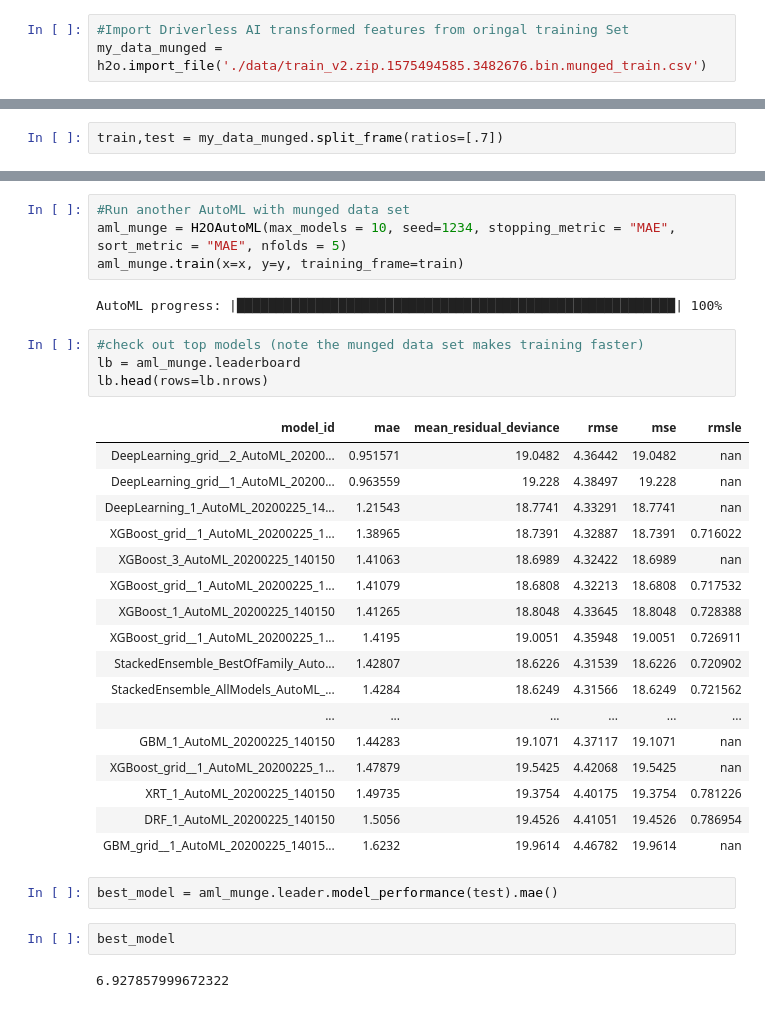
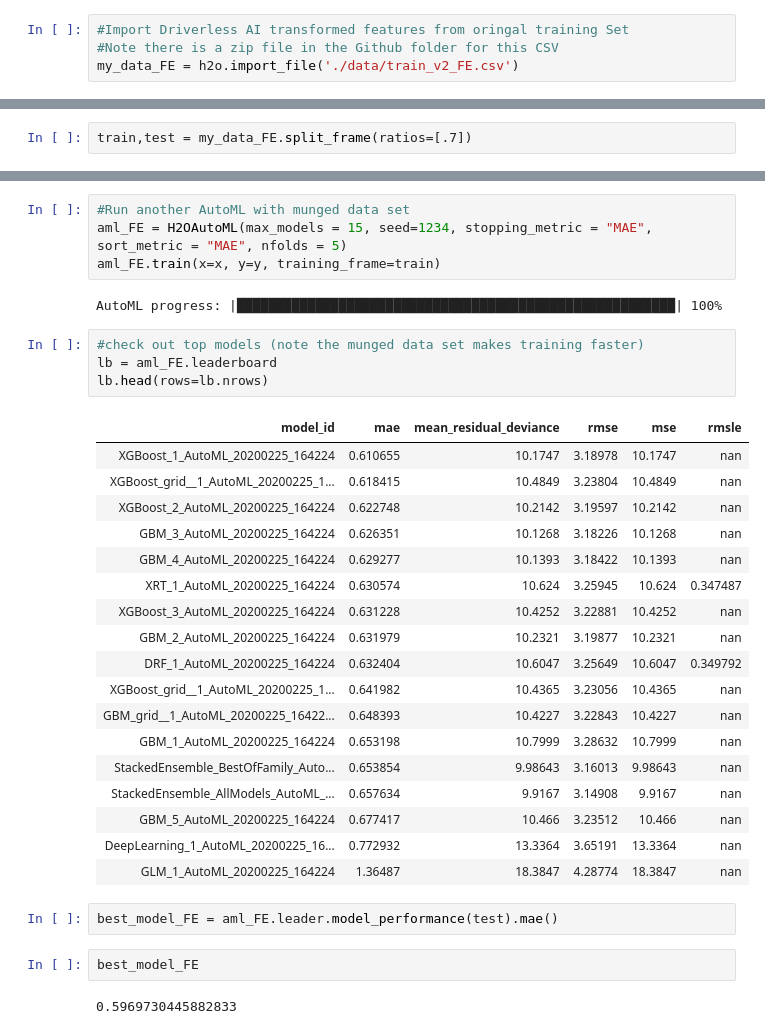
Before and after one commit to tomott12345/Presentations, a Jupyter notebook: H2O-3 AutoML and Driverless AI Comparisons/H2O-3 AutoML with Driverless AI Features.ipynb, the cells around one changed output, grey strips where cells are left out. Cells and saved outputs as stored; diff of their text form.

```diff
--- a/H2O-3 AutoML and Driverless AI Comparisons/H2O-3 AutoML with Driverless AI Features.ipynb
+++ b/H2O-3 AutoML and Driverless AI Comparisons/H2O-3 AutoML with Driverless AI Features.ipynb
@@ -88,10 +88,11 @@ best_model
 # %%
 #Import Driverless AI transformed features from oringal training Set
-my_data_munged = h2o.import_file('./data/train_v2.zip.1575494585.3482676.bin.munged_train.csv')
+#Note there is a zip file in the Github folder for this CSV
+my_data_FE = h2o.import_file('./data/train_v2_FE.csv')
 # %% [output]
 Parse progress: |█████████████████████████████████████████████████████████| 100%
 # %%
-train,test = my_data_munged.split_frame(ratios=[.7])
+train,test = my_data_FE.split_frame(ratios=[.7])
 # %%
 #Check out the munged dataset
 train
@@ -114,38 +105,39 @@ x = train.col_names
 x.remove(y)
 # %%
 #Run another AutoML with munged data set
-aml_munge = H2OAutoML(max_models = 10, seed=1234, stopping_metric = "MAE", sort_metric = "MAE", nfolds = 5)
-aml_munge.train(x=x, y=y, training_frame=train)
+aml_FE = H2OAutoML(max_models = 15, seed=1234, stopping_metric = "MAE", sort_metric = "MAE", nfolds = 5)
+aml_FE.train(x=x, y=y, training_frame=train)
 # %% [output]
 AutoML progress: |████████████████████████████████████████████████████████| 100%
 # %%
 #check out top models (note the munged data set makes training faster)
-lb = aml_munge.leaderboard
+lb = aml_FE.leaderboard
 lb.head(rows=lb.nrows)
 # %% [output]
 | model_id | mae | mean_residual_deviance | rmse | mse | rmsle |
-| DeepLearning_grid__2_AutoML_20200... | 0.951571 | 19.0482 | 4.36442 | 19.0482 | nan |
-| DeepLearning_grid__1_AutoML_20200... | 0.963559 | 19.228 | 4.38497 | 19.228 | nan |
-| DeepLearning_1_AutoML_20200225_14... | 1.21543 | 18.7741 | 4.33291 | 18.7741 | nan |
-| XGBoost_grid__1_AutoML_20200225_1... | 1.38965 | 18.7391 | 4.32887 | 18.7391 | 0.716022 |
-| XGBoost_3_AutoML_20200225_140150 | 1.41063 | 18.6989 | 4.32422 | 18.6989 | nan |
-| XGBoost_grid__1_AutoML_20200225_1... | 1.41079 | 18.6808 | 4.32213 | 18.6808 | 0.717532 |
-| XGBoost_1_AutoML_20200225_140150 | 1.41265 | 18.8048 | 4.33645 | 18.8048 | 0.728388 |
-| XGBoost_grid__1_AutoML_20200225_1... | 1.4195 | 19.0051 | 4.35948 | 19.0051 | 0.726911 |
-| StackedEnsemble_BestOfFamily_Auto... | 1.42807 | 18.6226 | 4.31539 | 18.6226 | 0.720902 |
-| StackedEnsemble_AllModels_AutoML_... | 1.4284 | 18.6249 | 4.31566 | 18.6249 | 0.721562 |
-| ... | ... | ... | ... | ... | ... |
-| GBM_1_AutoML_20200225_140150 | 1.44283 | 19.1071 | 4.37117 | 19.1071 | nan |
-| XGBoost_grid__1_AutoML_20200225_1... | 1.47879 | 19.5425 | 4.42068 | 19.5425 | nan |
-| XRT_1_AutoML_20200225_140150 | 1.49735 | 19.3754 | 4.40175 | 19.3754 | 0.781226 |
-| DRF_1_AutoML_20200225_140150 | 1.5056 | 19.4526 | 4.41051 | 19.4526 | 0.786954 |
-| GBM_grid__1_AutoML_20200225_14015... | 1.6232 | 19.9614 | 4.46782 | 19.9614 | nan |
+| XGBoost_1_AutoML_20200225_164224 | 0.610655 | 10.1747 | 3.18978 | 10.1747 | nan |
+| XGBoost_grid__1_AutoML_20200225_1... | 0.618415 | 10.4849 | 3.23804 | 10.4849 | nan |
+| XGBoost_2_AutoML_20200225_164224 | 0.622748 | 10.2142 | 3.19597 | 10.2142 | nan |
+| GBM_3_AutoML_20200225_164224 | 0.626351 | 10.1268 | 3.18226 | 10.1268 | nan |
+| GBM_4_AutoML_20200225_164224 | 0.629277 | 10.1393 | 3.18422 | 10.1393 | nan |
+| XRT_1_AutoML_20200225_164224 | 0.630574 | 10.624 | 3.25945 | 10.624 | 0.347487 |
+| XGBoost_3_AutoML_20200225_164224 | 0.631228 | 10.4252 | 3.22881 | 10.4252 | nan |
+| GBM_2_AutoML_20200225_164224 | 0.631979 | 10.2321 | 3.19877 | 10.2321 | nan |
+| DRF_1_AutoML_20200225_164224 | 0.632404 | 10.6047 | 3.25649 | 10.6047 | 0.349792 |
+| XGBoost_grid__1_AutoML_20200225_1... | 0.641982 | 10.4365 | 3.23056 | 10.4365 | nan |
+| GBM_grid__1_AutoML_20200225_16422... | 0.648393 | 10.4227 | 3.22843 | 10.4227 | nan |
+| GBM_1_AutoML_20200225_164224 | 0.653198 | 10.7999 | 3.28632 | 10.7999 | nan |
+| StackedEnsemble_BestOfFamily_Auto... | 0.653854 | 9.98643 | 3.16013 | 9.98643 | nan |
+| StackedEnsemble_AllModels_AutoML_... | 0.657634 | 9.9167 | 3.14908 | 9.9167 | nan |
+| GBM_5_AutoML_20200225_164224 | 0.677417 | 10.466 | 3.23512 | 10.466 | nan |
+| DeepLearning_1_AutoML_20200225_16... | 0.772932 | 13.3364 | 3.65191 | 13.3364 | nan |
+| GLM_1_AutoML_20200225_164224 | 1.36487 | 18.3847 | 4.28774 | 18.3847 | nan |
 # %%
-best_model = aml_munge.leader.model_performance(test).mae()
+best_model_FE = aml_FE.leader.model_performance(test).mae()
-# %%
-best_model
-# %% [output]
-6.927857999672322
+# %%
+best_model_FE
+# %% [output]
+0.5969730445882833
 # %%
 h2o.cluster().shutdown()
 # %% [output]
```
Also changed, not shown: parts of 6 cells of this notebook, 1 other file.
